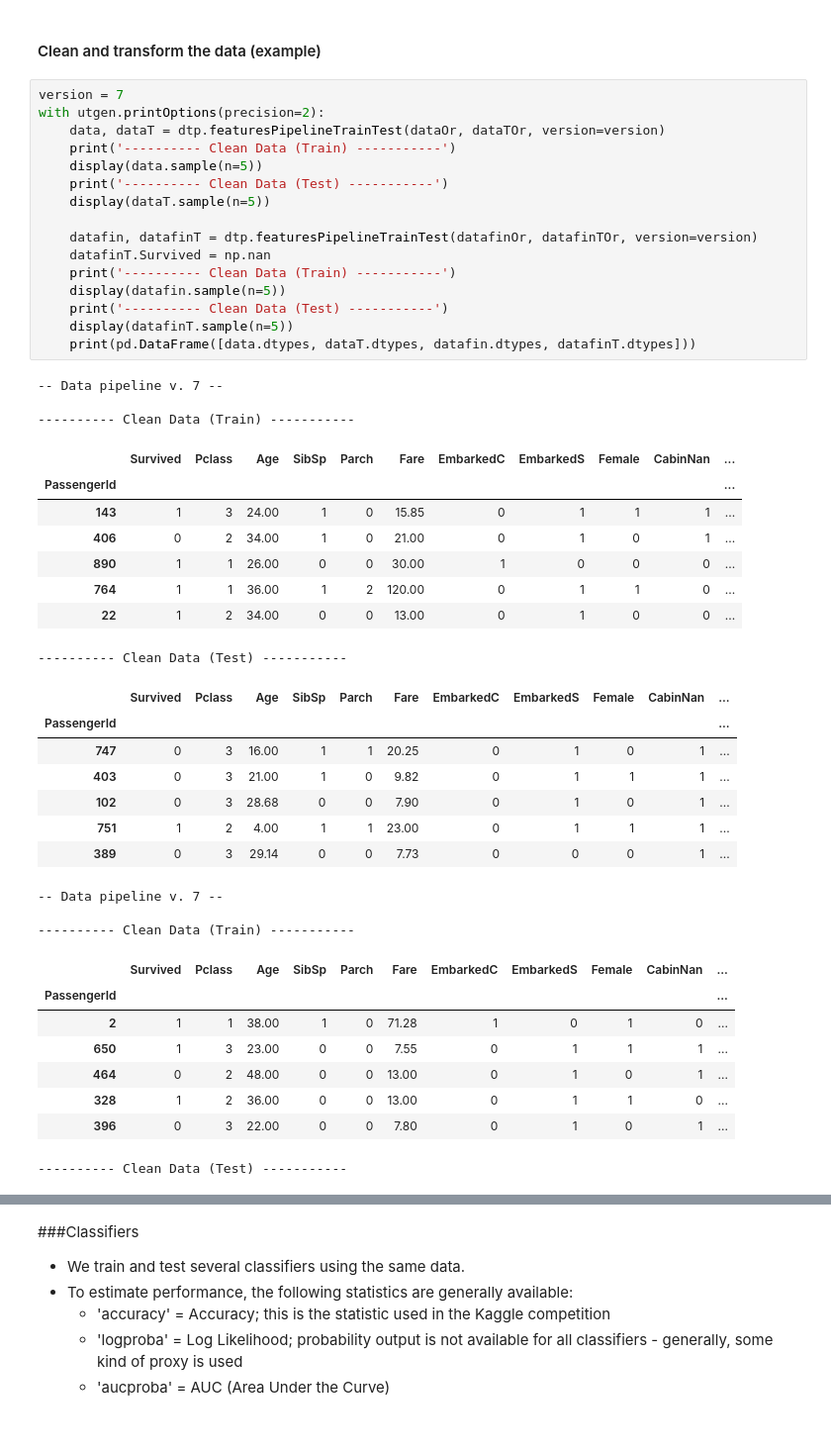
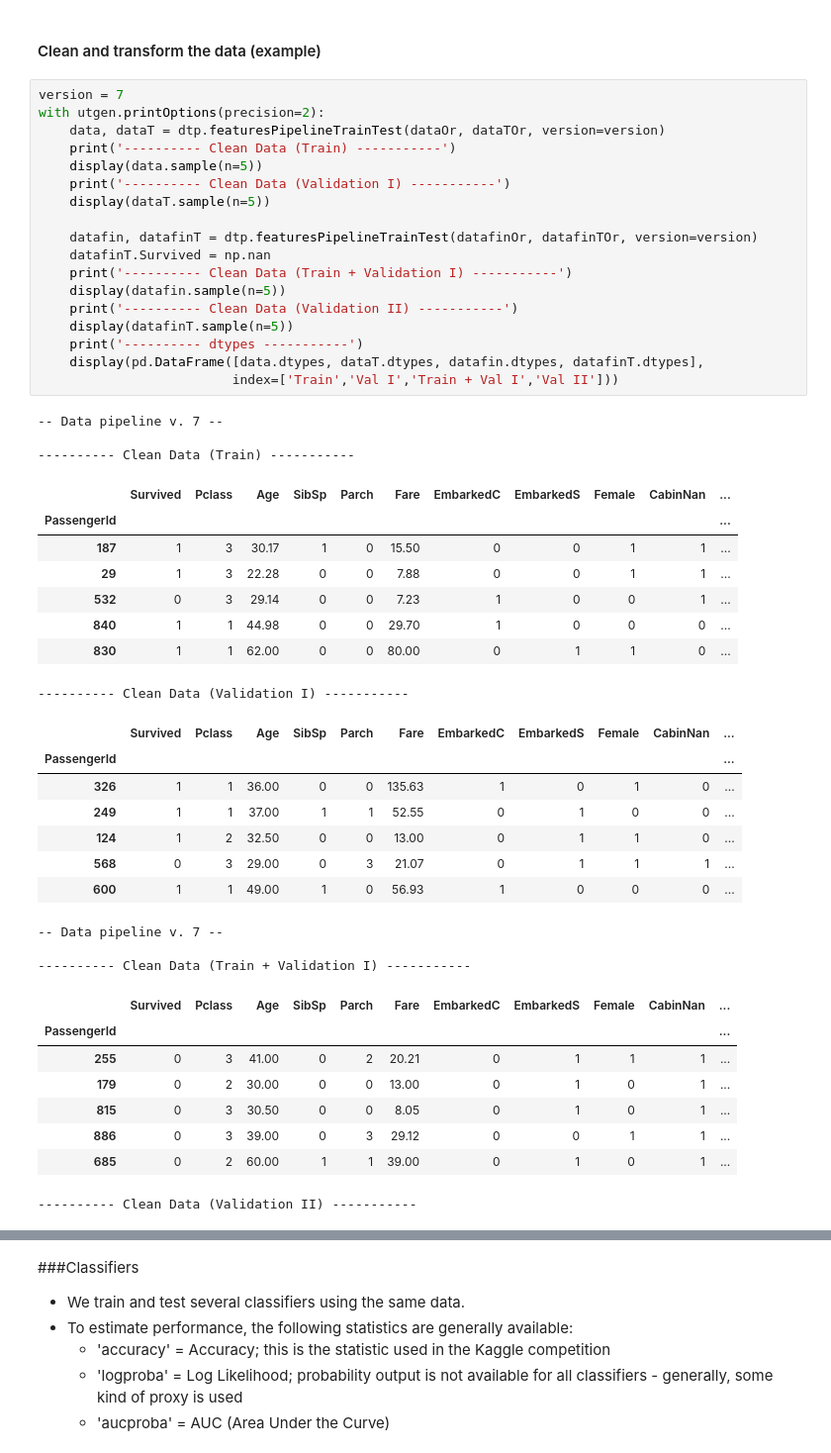
Before and after one commit to mysterious-ben/Titanic, a Jupyter notebook: run/run_model.ipynb, the cells around one changed output, grey strips where cells are left out. Shown at 99% size. Cells and saved outputs as stored; diff of their text form.

Commit message:
Data cleaning example update

```diff
--- a/run/run_model.ipynb
+++ b/run/run_model.ipynb
@@ -137,48 +135,50 @@ with utgen.printOptions(precision=2):
 # %%
 version = 7
 with utgen.printOptions(precision=2):
     data, dataT = dtp.featuresPipelineTrainTest(dataOr, dataTOr, version=version)
     print('---------- Clean Data (Train) -----------')
     display(data.sample(n=5))
-    print('---------- Clean Data (Test) -----------')
+    print('---------- Clean Data (Validation I) -----------')
     display(dataT.sample(n=5))
 
     datafin, datafinT = dtp.featuresPipelineTrainTest(datafinOr, datafinTOr, version=version)
     datafinT.Survived = np.nan
-    print('---------- Clean Data (Train) -----------')
+    print('---------- Clean Data (Train + Validation I) -----------')
     display(datafin.sample(n=5))
-    print('---------- Clean Data (Test) -----------')
+    print('---------- Clean Data (Validation II) -----------')
     display(datafinT.sample(n=5))
-    print(pd.DataFrame([data.dtypes, dataT.dtypes, datafin.dtypes, datafinT.dtypes]))
+    print('---------- dtypes -----------')
+    display(pd.DataFrame([data.dtypes, dataT.dtypes, datafin.dtypes, datafinT.dtypes],
+                         index=['Train','Val I','Train + Val I','Val II']))
 # %% [output]
 -- Data pipeline v. 7 --
 
 ---------- Clean Data (Train) -----------
 |  | Survived | Pclass | Age | SibSp | Parch | Fare | EmbarkedC | EmbarkedS | Female | CabinNan | ... |
 | PassengerId |  |  |  |  |  |  |  |  |  |  | ... |
-| 143 | 1 | 3 | 24.00 | 1 | 0 | 15.85 | 0 | 1 | 1 | 1 | ... |
-| 406 | 0 | 2 | 34.00 | 1 | 0 | 21.00 | 0 | 1 | 0 | 1 | ... |
-| 890 | 1 | 1 | 26.00 | 0 | 0 | 30.00 | 1 | 0 | 0 | 0 | ... |
-| 764 | 1 | 1 | 36.00 | 1 | 2 | 120.00 | 0 | 1 | 1 | 0 | ... |
-| 22 | 1 | 2 | 34.00 | 0 | 0 | 13.00 | 0 | 1 | 0 | 0 | ... |
+| 187 | 1 | 3 | 30.17 | 1 | 0 | 15.50 | 0 | 0 | 1 | 1 | ... |
+| 29 | 1 | 3 | 22.28 | 0 | 0 | 7.88 | 0 | 0 | 1 | 1 | ... |
+| 532 | 0 | 3 | 29.14 | 0 | 0 | 7.23 | 1 | 0 | 0 | 1 | ... |
+| 840 | 1 | 1 | 44.98 | 0 | 0 | 29.70 | 1 | 0 | 0 | 0 | ... |
+| 830 | 1 | 1 | 62.00 | 0 | 0 | 80.00 | 0 | 1 | 1 | 0 | ... |
----------- Clean Data (Test) -----------
+---------- Clean Data (Validation I) -----------
 |  | Survived | Pclass | Age | SibSp | Parch | Fare | EmbarkedC | EmbarkedS | Female | CabinNan | ... |
 | PassengerId |  |  |  |  |  |  |  |  |  |  | ... |
-| 747 | 0 | 3 | 16.00 | 1 | 1 | 20.25 | 0 | 1 | 0 | 1 | ... |
-| 403 | 0 | 3 | 21.00 | 1 | 0 | 9.82 | 0 | 1 | 1 | 1 | ... |
-| 102 | 0 | 3 | 28.68 | 0 | 0 | 7.90 | 0 | 1 | 0 | 1 | ... |
-| 751 | 1 | 2 | 4.00 | 1 | 1 | 23.00 | 0 | 1 | 1 | 1 | ... |
-| 389 | 0 | 3 | 29.14 | 0 | 0 | 7.73 | 0 | 0 | 0 | 1 | ... |
+| 326 | 1 | 1 | 36.00 | 0 | 0 | 135.63 | 1 | 0 | 1 | 0 | ... |
+| 249 | 1 | 1 | 37.00 | 1 | 1 | 52.55 | 0 | 1 | 0 | 0 | ... |
+| 124 | 1 | 2 | 32.50 | 0 | 0 | 13.00 | 0 | 1 | 1 | 0 | ... |
+| 568 | 0 | 3 | 29.00 | 0 | 3 | 21.07 | 0 | 1 | 1 | 1 | ... |
+| 600 | 1 | 1 | 49.00 | 1 | 0 | 56.93 | 1 | 0 | 0 | 0 | ... |
 -- Data pipeline v. 7 --
 
----------- Clean Data (Train) -----------
+---------- Clean Data (Train + Validation I) -----------
 |  | Survived | Pclass | Age | SibSp | Parch | Fare | EmbarkedC | EmbarkedS | Female | CabinNan | ... |
 | PassengerId |  |  |  |  |  |  |  |  |  |  | ... |
-| 2 | 1 | 1 | 38.00 | 1 | 0 | 71.28 | 1 | 0 | 1 | 0 | ... |
-| 650 | 1 | 3 | 23.00 | 0 | 0 | 7.55 | 0 | 1 | 1 | 1 | ... |
-| 464 | 0 | 2 | 48.00 | 0 | 0 | 13.00 | 0 | 1 | 0 | 1 | ... |
-| 328 | 1 | 2 | 36.00 | 0 | 0 | 13.00 | 0 | 1 | 1 | 0 | ... |
-| 396 | 0 | 3 | 22.00 | 0 | 0 | 7.80 | 0 | 1 | 0 | 1 | ... |
+| 255 | 0 | 3 | 41.00 | 0 | 2 | 20.21 | 0 | 1 | 1 | 1 | ... |
+| 179 | 0 | 2 | 30.00 | 0 | 0 | 13.00 | 0 | 1 | 0 | 1 | ... |
+| 815 | 0 | 3 | 30.50 | 0 | 0 | 8.05 | 0 | 1 | 0 | 1 | ... |
+| 886 | 0 | 3 | 39.00 | 0 | 3 | 29.12 | 0 | 0 | 1 | 1 | ... |
+| 685 | 0 | 2 | 60.00 | 1 | 1 | 39.00 | 0 | 1 | 0 | 1 | ... |
----------- Clean Data (Test) -----------
+---------- Clean Data (Validation II) -----------
 |  | Survived | Pclass | Age | SibSp | Parch | Fare | EmbarkedC | EmbarkedS | Female | CabinNan | ... |
 | PassengerId |  |  |  |  |  |  |  |  |  |  | ... |
```
Also changed, not shown: parts of 2 cells of this notebook.
